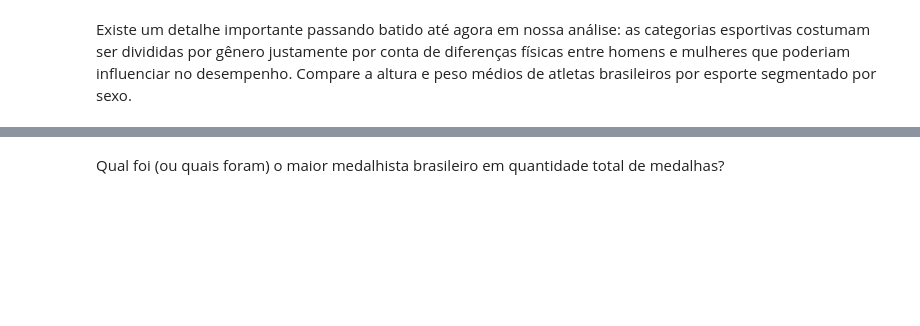
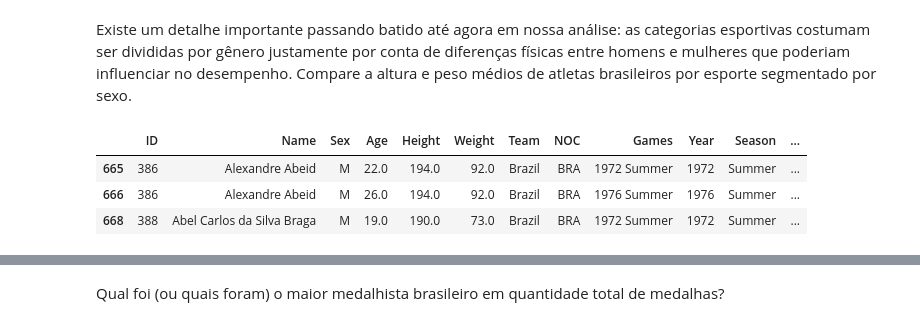
Before and after one commit to fabiobarreto-data-science/Data-Science---Let-s-Code, a Jupyter notebook: Projeto - Pandas.ipynb, the cells around one changed output, grey strips where cells are left out. Saved outputs shown, nothing was run; the diff lists cells and outputs as text; code cells hidden in the pictures; blank space fills up the shorter version.

```diff
--- a/Projeto - Pandas.ipynb
+++ b/Projeto - Pandas.ipynb
@@ -545,2 +219,9 @@ correlacao_peso
 # %% [markdown]
 Existe um detalhe importante passando batido até agora em nossa análise: as categorias esportivas costumam ser divididas por gênero justamente por conta de diferenças físicas entre homens e mulheres que poderiam influenciar no desempenho. Compare a altura e peso médios de atletas brasileiros por esporte segmentado por sexo.
+# %%
+df_atletas_brasileiros.head(3)
+# %% [output]
+|  | ID | Name | Sex | Age | Height | Weight | Team | NOC | Games | Year | Season | ... |
+| 665 | 386 | Alexandre Abeid | M | 22.0 | 194.0 | 92.0 | Brazil | BRA | 1972 Summer | 1972 | Summer | ... |
+| 666 | 386 | Alexandre Abeid | M | 26.0 | 194.0 | 92.0 | Brazil | BRA | 1976 Summer | 1976 | Summer | ... |
+| 668 | 388 | Abel Carlos da Silva Braga | M | 19.0 | 190.0 | 73.0 | Brazil | BRA | 1972 Summer | 1972 | Summer | ... |
```
Also changed, not shown: parts of 110 cells of this notebook.
